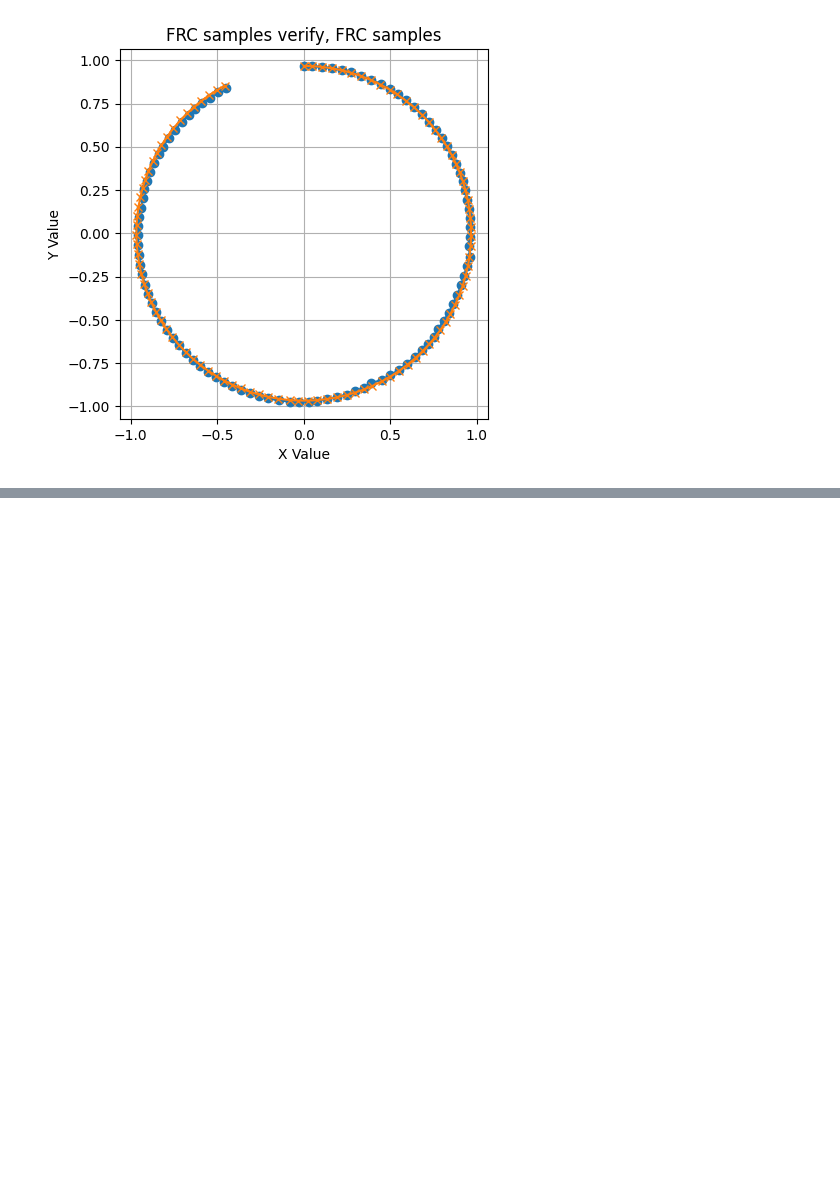
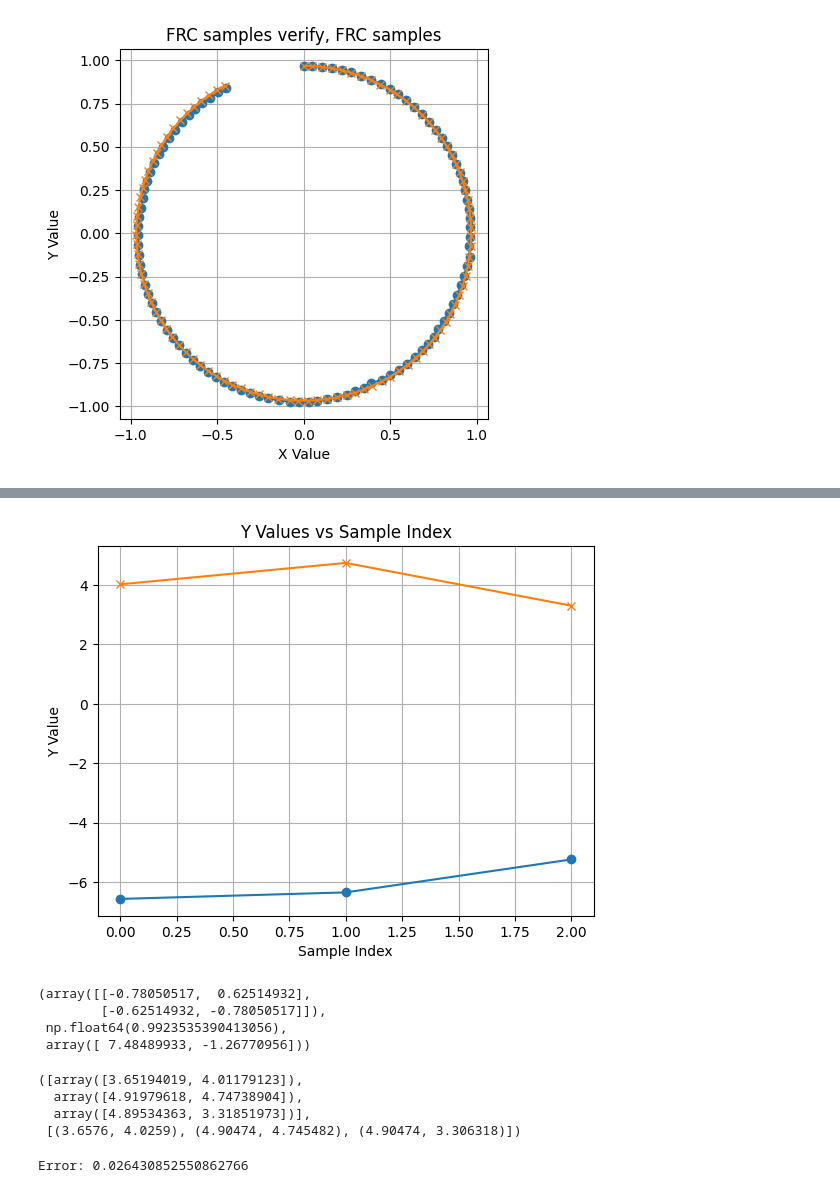
Before and after one commit to Team488/VR_NetworkTables2024, a Jupyter notebook: fieldCalibrateDebug.ipynb, the cells around one changed output, grey strips where cells are left out. Saved outputs shown, nothing was run; the diff lists cells and outputs as text; code cells hidden in the pictures; blank space fills up the shorter version.

```diff
--- a/fieldCalibrateDebug.ipynb
+++ b/fieldCalibrateDebug.ipynb
@@ -166,0 +191,31 @@ plot_circles_from_samples(x_values_FRC_circle_samples_verify, y_values_FRC_circl
+# %%
+# Extract x values
+
+y_apriltag_samples = extract_yvalues(apriltag_samples)
+y_apriltag_references = extract_yvalues(apriltag_references)
+plot_samples_2(y_apriltag_samples, y_apriltag_references, 'Y Values vs Sample Index','Y Value')
+# %% [output]
+[figure, added]
+# %%
+# Calculate the transformation parameters between the circle samples and the FRC circle samples
+# R is the rotation matrix, s is the scale factor, and t is the translation vector
+R, s, t = find_transformation_params(apriltag_samples, apriltag_references)
+R, s, t
+# %% [output]
+(array([[-0.78050517,  0.62514932],
+        [-0.62514932, -0.78050517]]),
+ np.float64(0.9923535390413056),
+ array([ 7.48489933, -1.26770956]))
+# %%
+transformed_points = transform_samples(apriltag_samples, R, s, t)
+transformed_points, apriltag_references
+# %% [output]
+([array([3.65194019, 4.01179123]),
+  array([4.91979618, 4.74738904]),
+  array([4.89534363, 3.31851973])],
+ [(3.6576, 4.0259), (4.90474, 4.745482), (4.90474, 3.306318)])
+# %%
+error = np.linalg.norm(np.array(transformed_points) - np.array(apriltag_references))
+print(f"Error: {error}")
+# %% [output]
+Error: 0.026430852550862766
```
Also changed, not shown: parts of 3 cells of this notebook, 2 other files.
